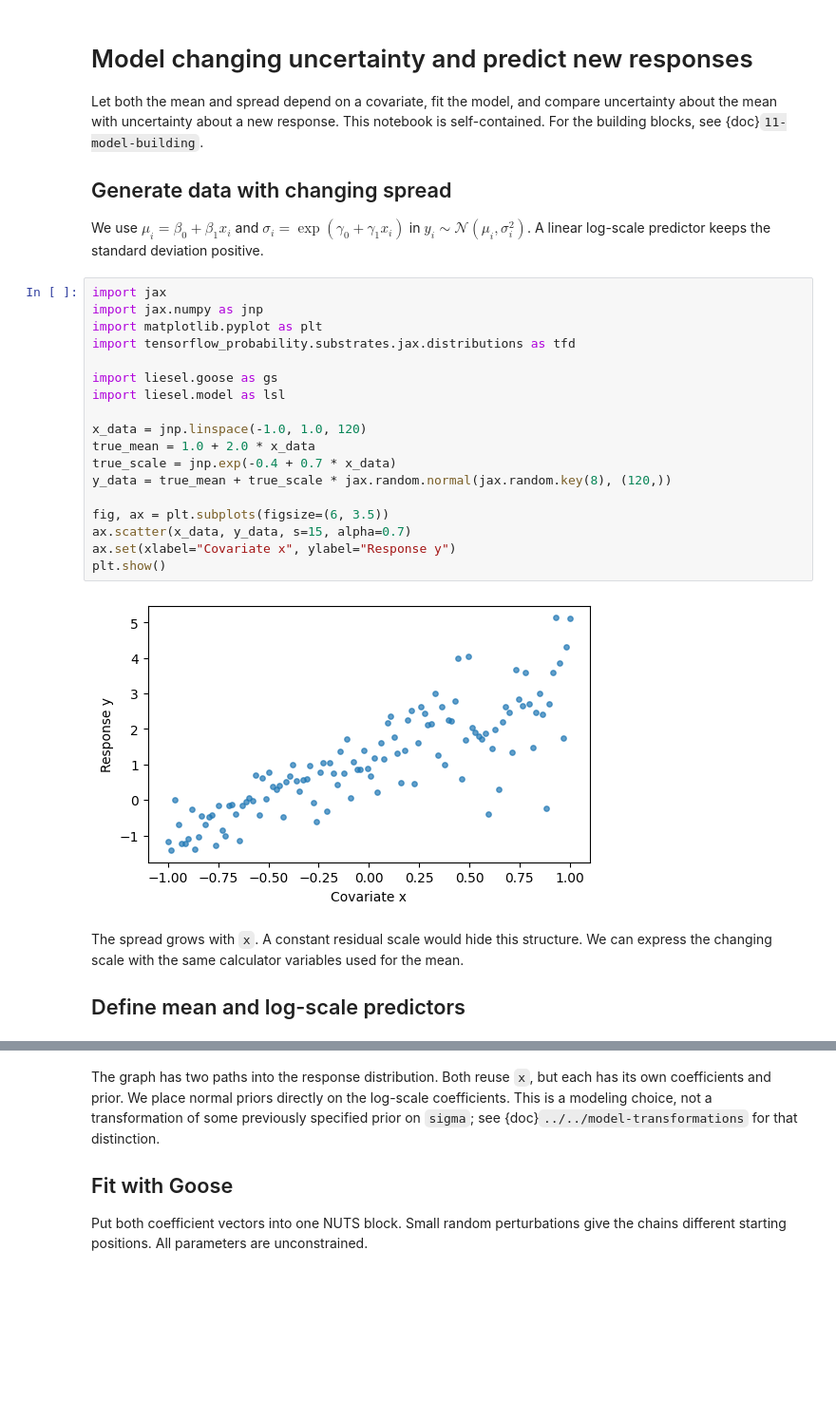
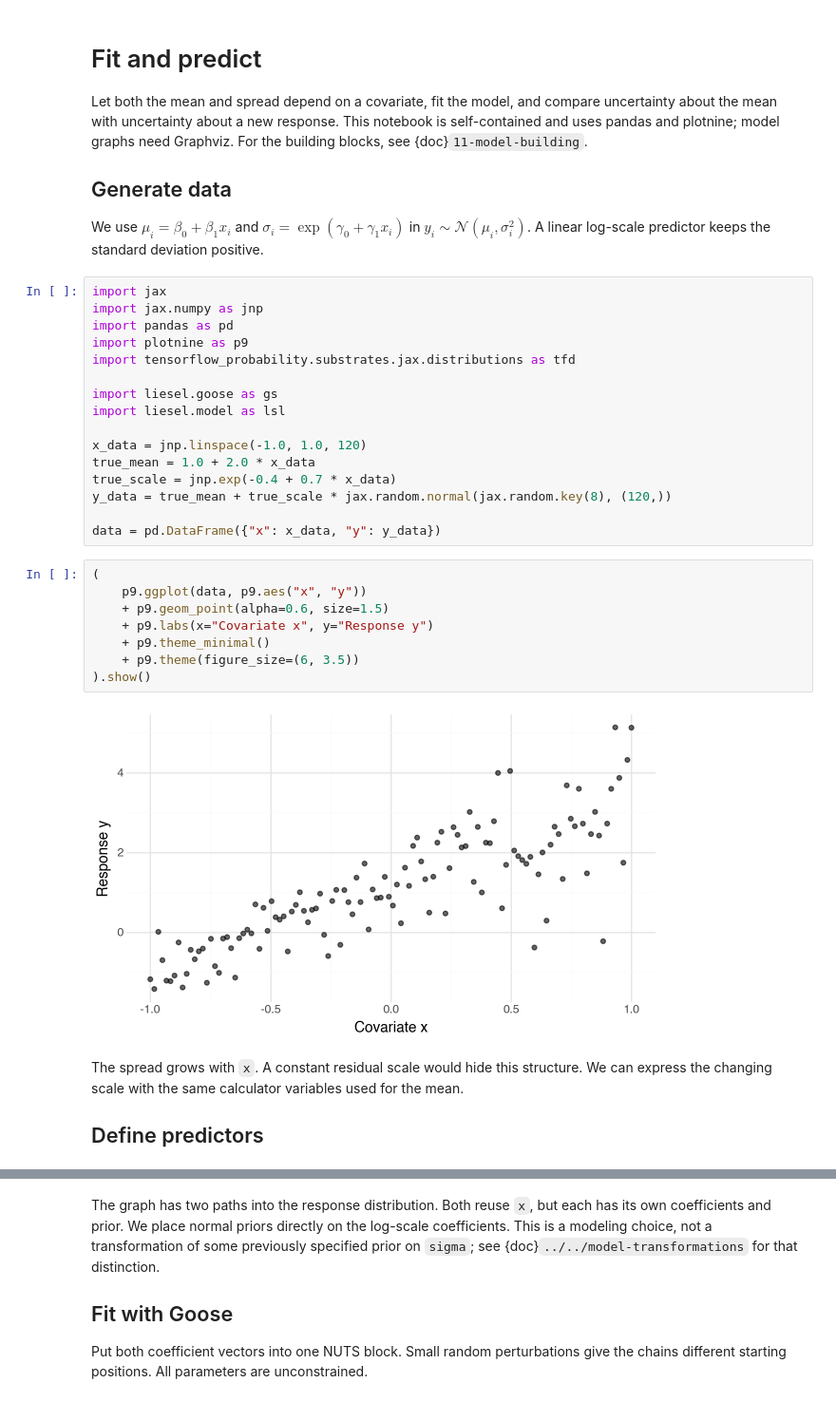
Before and after one commit to liesel-devs/liesel, a Jupyter notebook: docs/source/tutorials/notebooks/12-model-predictions.ipynb, the cells around one changed output, grey strips where cells are left out. Shown at 95% size. Saved outputs shown, nothing was run; the diff lists cells and outputs as text; blank space fills up the shorter version.

```diff
--- a/docs/source/tutorials/notebooks/12-model-predictions.ipynb
+++ b/docs/source/tutorials/notebooks/12-model-predictions.ipynb
@@ -1,39 +1,45 @@
 # %% [markdown]
-# Model changing uncertainty and predict new responses
+# Fit and predict
 
 Let both the mean and spread depend on a covariate, fit the model, and compare
 uncertainty about the mean with uncertainty about a new response. This notebook
-is self-contained. For the building blocks, see {doc}`11-model-building`.
+is self-contained and uses pandas and plotnine; model graphs need Graphviz. For the building blocks, see {doc}`11-model-building`.
 
-## Generate data with changing spread
+## Generate data
 
 We use $\mu_i=\beta_0+\beta_1 x_i$ and
 $\sigma_i=\exp(\gamma_0+\gamma_1 x_i)$ in
 $y_i\sim\mathcal{N}(\mu_i,\sigma_i^2)$. A linear log-scale predictor keeps the
 standard deviation positive.
-# %%
-import jax
-import jax.numpy as jnp
-import matplotlib.pyplot as plt
-import tensorflow_probability.substrates.jax.distributions as tfd
-
-import liesel.goose as gs
-import liesel.model as lsl
-
-x_data = jnp.linspace(-1.0, 1.0, 120)
-true_mean = 1.0 + 2.0 * x_data
-true_scale = jnp.exp(-0.4 + 0.7 * x_data)
-y_data = true_mean + true_scale * jax.random.normal(jax.random.key(8), (120,))
-
-fig, ax = plt.subplots(figsize=(6, 3.5))
-ax.scatter(x_data, y_data, s=15, alpha=0.7)
-ax.set(xlabel="Covariate x", ylabel="Response y")
-plt.show()
-# %% [output]
-[figure, removed]
+# %%
+import jax
+import jax.numpy as jnp
+import pandas as pd
+import plotnine as p9
+import tensorflow_probability.substrates.jax.distributions as tfd
+
+import liesel.goose as gs
+import liesel.model as lsl
+
+x_data = jnp.linspace(-1.0, 1.0, 120)
+true_mean = 1.0 + 2.0 * x_data
+true_scale = jnp.exp(-0.4 + 0.7 * x_data)
+y_data = true_mean + true_scale * jax.random.normal(jax.random.key(8), (120,))
+
+data = pd.DataFrame({"x": x_data, "y": y_data})
+# %%
+(
+    p9.ggplot(data, p9.aes("x", "y"))
+    + p9.geom_point(alpha=0.6, size=1.5)
+    + p9.labs(x="Covariate x", y="Response y")
+    + p9.theme_minimal()
+    + p9.theme(figure_size=(6, 3.5))
+).show()
+# %% [output]
+[figure, added]
 # %% [markdown]
 The spread grows with `x`. A constant residual scale would hide this structure.
 We can express the changing scale with the same calculator variables used for
 the mean.
 
-## Define mean and log-scale predictors
+## Define predictors
```
Also changed, not shown: parts of 28 cells of this notebook, 21 other files.
